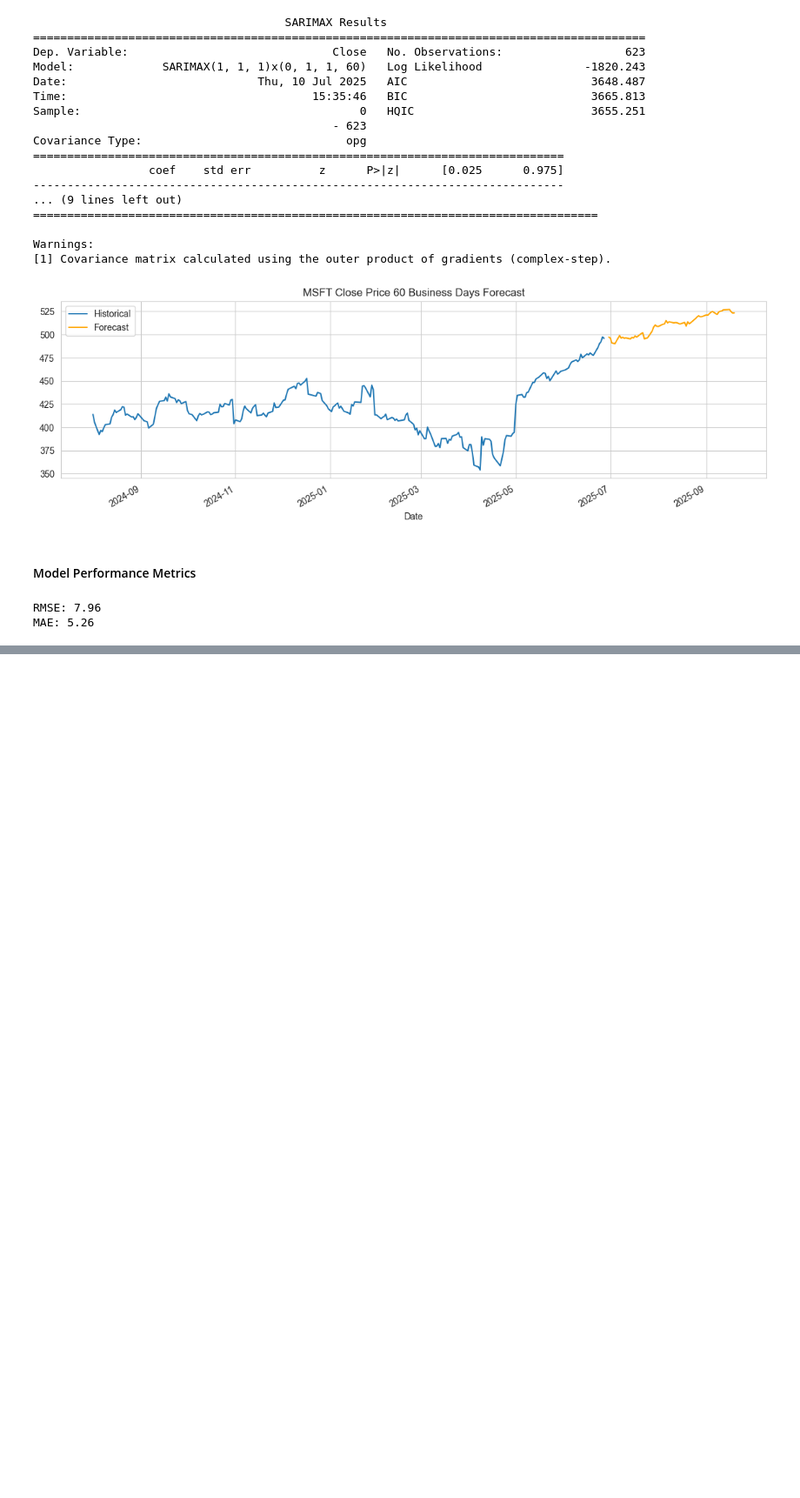
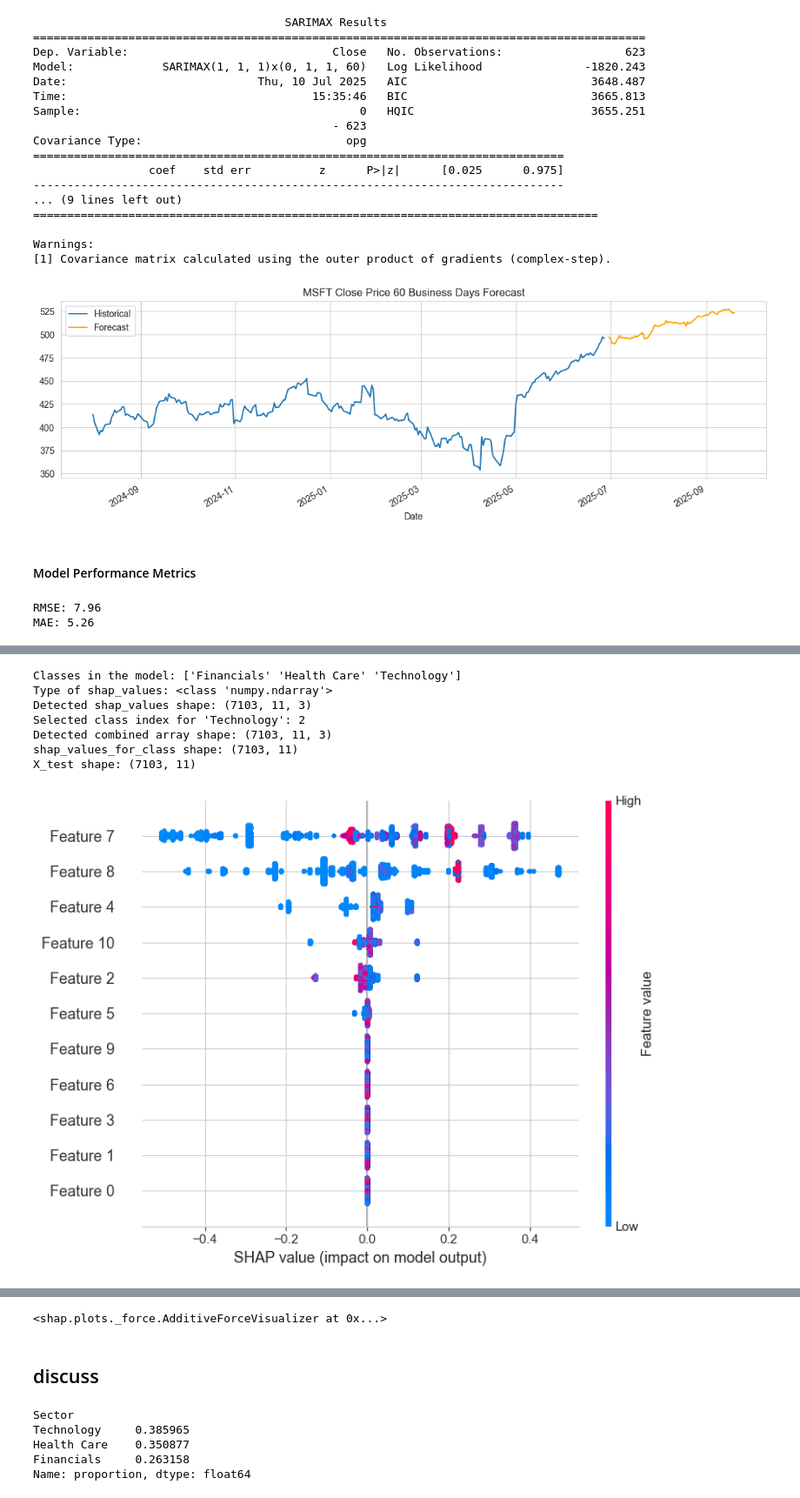
Before and after one commit to amitfiller/Stocks-Project, a Jupyter notebook: exampleProjcet.ipynb, the cells around one changed output, grey strips where cells are left out. Shown at 87% size. Cells and saved outputs as stored; diff of their text form; code cells hidden in the pictures; blank space fills up the shorter version.

```diff
--- a/exampleProjcet.ipynb
+++ b/exampleProjcet.ipynb
@@ -653,0 +734,67 @@ MAE: 5.26
+# %%
+import shap
+import numpy as np
+
+# Create SHAP explainer
+explainer = shap.TreeExplainer(model)
+shap_values = explainer.shap_values(X_test)
+
+# Inspect the classes
+print(f"Classes in the model: {model.classes_}")
+print(f"Type of shap_values: {type(shap_values)}")
+print(f"Detected shap_values shape: {np.shape(shap_values)}")
+
+# Choose class to explain
+class_to_explain = 'Technology'
+class_idx = list(model.classes_).index(class_to_explain)
+print(f"Selected class index for '{class_to_explain}': {class_idx}")
+
+# Handle both SHAP output formats automatically
+if isinstance(shap_values, list):
+    # Classic SHAP output for multiclass: list of arrays
+    shap_values_for_class = shap_values[class_idx]
+else:
+    # Single array output with classes on last axis
+    print(f"Detected combined array shape: {shap_values.shape}")
+    if shap_values.shape[-1] == len(model.classes_):
+        # classes are in the last dimension
+        shap_values_for_class = shap_values[:, :, class_idx]
+    else:
+        raise ValueError(
+            f"Unexpected shap_values shape: {shap_values.shape}. "
+            f"Cannot determine class axis."
+        )
+
+# Confirm shape match with X_test
+print(f"shap_values_for_class shape: {shap_values_for_class.shape}")
+print(f"X_test shape: {X_test.shape}")
+
+# Make sure columns match (optional)
+try:
+    feature_names = X_test.columns
+except AttributeError:
+    feature_names = None
+
+# Plot summary
+shap.summary_plot(
+    shap_values_for_class,
+    X_test,
+    feature_names=feature_names
+)
+
+# Plot force for one instance
+shap.initjs()
+shap.force_plot(
+    explainer.expected_value[class_idx],
+    shap_values_for_class[0],
+    X_test.iloc[0] if hasattr(X_test, 'iloc') else X_test[0]
+)
+# %% [output]
+Classes in the model: ['Financials' 'Health Care' 'Technology']
+Type of shap_values: <class 'numpy.ndarray'>
+Detected shap_values shape: (7103, 11, 3)
+Selected class index for 'Technology': 2
+Detected combined array shape: (7103, 11, 3)
+shap_values_for_class shape: (7103, 11)
+X_test shape: (7103, 11)
+[figure, added]
@@ -653,0 +802,11 @@ MAE: 5.26
+<shap.plots._force.AdditiveForceVisualizer at 0x...>
+# %% [markdown]
+## discuss
+# %%
+print(y.value_counts(normalize=True))
+# %% [output]
+Sector
+Technology     0.385965
+Health Care    0.350877
+Financials     0.263158
+Name: proportion, dtype: float64
```
Also changed, not shown: parts of 10 cells of this notebook.
